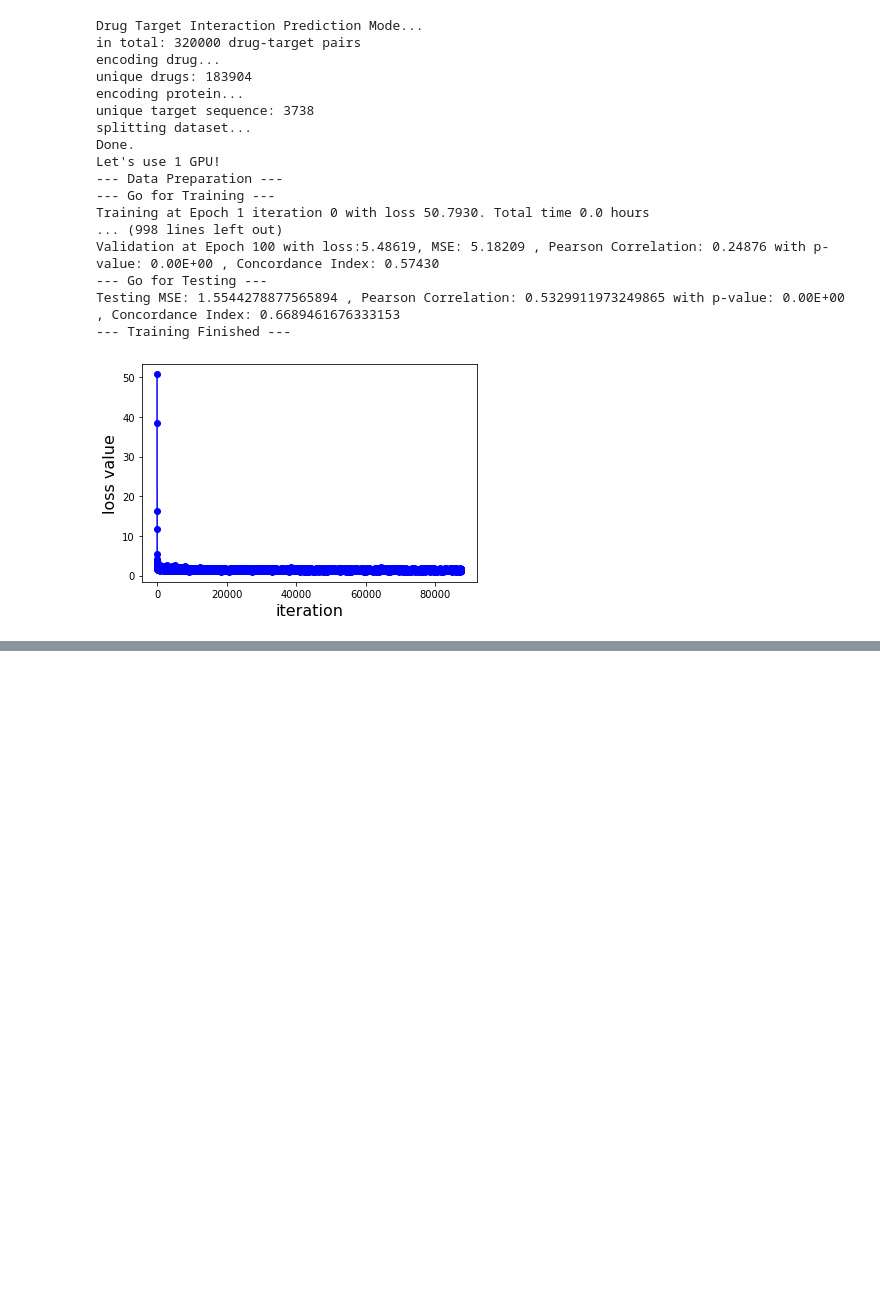
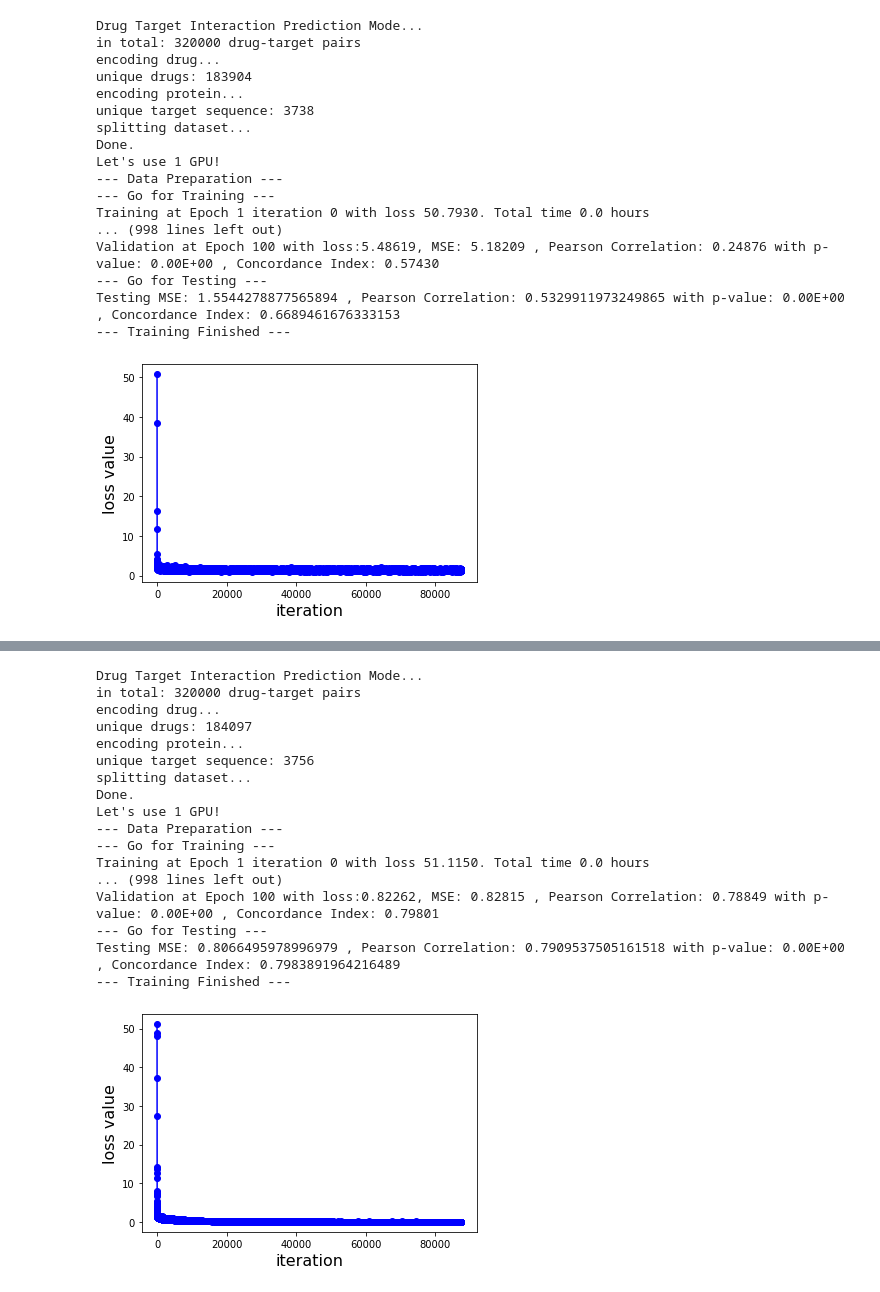
Before and after one commit to hustakin/DeepPurpose, a Jupyter notebook: Processing/DeepDTA-kdki-others-320k.ipynb, the cells around one changed output, grey strips where cells are left out. Saved outputs shown, nothing was run; the diff lists cells and outputs as text; code cells hidden in the pictures; blank space fills up the shorter version.

Commit message:
Finish other training & test.

```diff
--- a/Processing/DeepDTA-kdki-others-320k.ipynb
+++ b/Processing/DeepDTA-kdki-others-320k.ipynb
@@ -446,26 +485,45 @@ model.save_model('./result/DeepDTA/r1/model_espf_espf_r1_320k_100epochs')
 # %%
-df = pd.read_csv('./data/r1/title_r2_320k.csv', sep = ',', error_bad_lines=False)
+df = pd.read_csv('./data/r2/title_r2_320k.csv', sep = ',', error_bad_lines=False)
 X_drug, X_target, y = df['Drug'].values, df['Target'].values, df['Label'].values
 
 drug_encoding = 'ESPF'
 target_encoding = 'ESPF'
 train, val, test = data_process(X_drug, X_target, y,
                                 drug_encoding, target_encoding,
                                 split_method='random',frac=[0.7,0.1,0.2])
 
 # use the parameters setting provided in the paper: https://arxiv.org/abs/1801.10193
 config = generate_config(drug_encoding = drug_encoding,
                          target_encoding = target_encoding,
                          cls_hidden_dims = [1024,1024,512],
                          train_epoch = 100,
                          LR = 0.001,
                          batch_size = 256,
                          cnn_drug_filters = [32,64,96],
                          cnn_target_filters = [32,64,96],
                          cnn_drug_kernels = [4,6,8],
                          cnn_target_kernels = [4,8,12]
                          )
 model = models.model_initialize(**config)
 model.train(train, val, test)
 model.save_model('./result/DeepDTA/r2/model_espf_espf_r2_320k_100epochs')
+# %% [output]
+Drug Target Interaction Prediction Mode...
+in total: 320000 drug-target pairs
+encoding drug...
+unique drugs: 184097
+encoding protein...
+unique target sequence: 3756
+splitting dataset...
+Done.
+Let's use 1 GPU!
+--- Data Preparation ---
+--- Go for Training ---
+Training at Epoch 1 iteration 0 with loss 51.1150. Total time 0.0 hours
+... (998 lines left out)
+Validation at Epoch 100 with loss:0.82262, MSE: 0.82815 , Pearson Correlation: 0.78849 with p-value: 0.00E+00 , Concordance Index: 0.79801
+--- Go for Testing ---
+Testing MSE: 0.8066495978996979 , Pearson Correlation: 0.7909537505161518 with p-value: 0.00E+00 , Concordance Index: 0.7983891964216489
+--- Training Finished ---
+[figure, added]
 # %%
```
Also changed, not shown: parts of 4 cells of this notebook, 20 other files.
